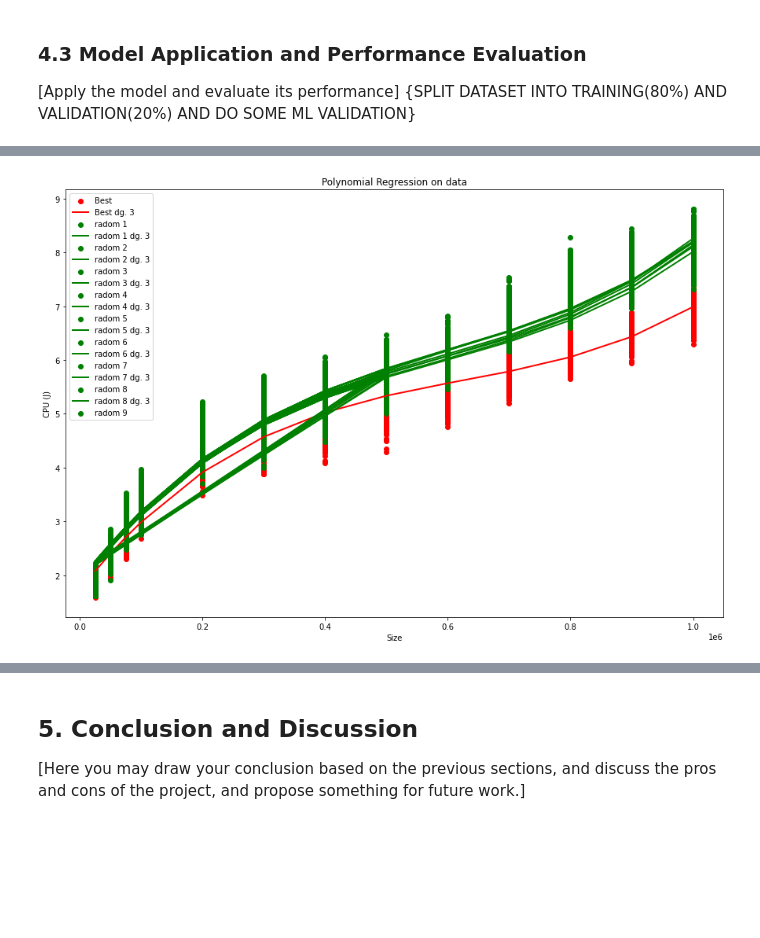
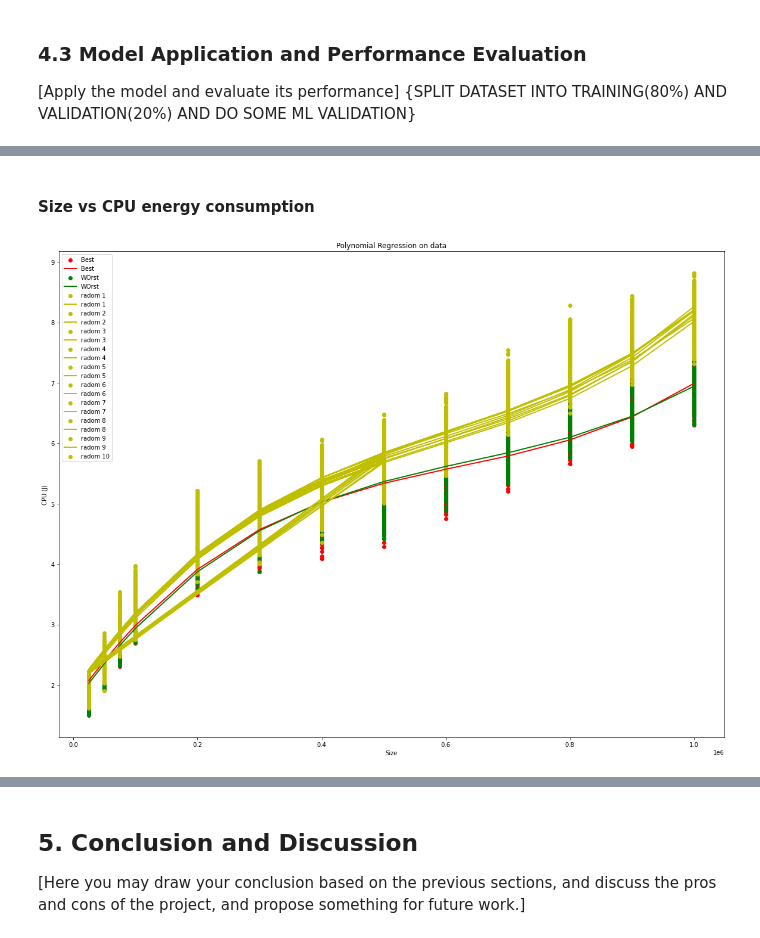
Before and after one commit to hrallil/Data-science-and-visualisation, a Jupyter notebook: Mini project/Group_12_report.ipynb, the cells around one changed output, grey strips where cells are left out. Drawn from its saved outputs; the diff is of its cells as text; code cells hidden in the pictures; blank space fills up the shorter version.

```diff
--- a/Mini project/Group_12_report.ipynb
+++ b/Mini project/Group_12_report.ipynb
@@ -364,10 +366,6 @@ from operator import itemgetter
 def polyReg(SeriesX, SeriesY,maxDegrees, Label, color, minDegrees = 2, plotLabel = True, printR2Score = True, plotGraph = True):
     X = SeriesX.values.reshape(SeriesX.size, -1)
     y = SeriesY.values
-
-    if plotGraph:
-        plt.scatter(X, y, color=color, label=Label)
-        plt.legend(loc='upper left')
 
     colors = ["white","black","purple",color , 'cyan', 'yellowgreen', 'gold', color,'green','violet']
 
@@ -385,12 +383,15 @@ def polyReg(SeriesX, SeriesY,maxDegrees, Label, color, minDegrees = 2, plotLabel
         # Get the y values using the constructed Multiple Linear Regressor
         y_poly = lr_2.predict(X_poly)
         r2 = metrics.r2_score(y,y_poly)
-
         #if printR2Score:
-        #y_plot = plt.plot(X, y_poly, color=color,label= Label, linewidth=2)
         #    print(f"r2_score for {Label} {dg} is: {r2}")
         fitness.append((f"poly {dg}dg", r2))
         #print(f"Parameters of poly: {poly_reg.get_params()}") #does not give what we are looking for
+
+    if plotGraph:
+        plt.scatter(X, y, color=color, label=Label)
+        plt.legend(loc='upper left')
+        plt.plot(X, y_poly, color=color,label= Label, linewidth=2)
     return max(fitness,key=itemgetter(1))
 # %% [markdown]
 ### Linear Regression ###
@@ -495,12 +498,15 @@ That means that Degree 3 polynomial is the best fit for the data for best case i
+# %% [markdown]
+#### Size vs CPU energy consumption
 # %%
-plt.figure(figsize=(15, 10))
+plt.figure(figsize=(20, 15))
 polyReg(dfBest["Size"], dfBest["CPU (J)"], 4, "Best", "red", minDegrees=3, printR2Score=False)
+polyReg(dfWorst["Size"], dfWorst["CPU (J)"], 4, "WOrst", "green", minDegrees=3, printR2Score=False)
 
-for i in range(1,10):
-    polyReg(listOfRandoms[i]["Size"], listOfRandoms[i]["CPU (J)"], 4, f"radom {i}", "green", minDegrees=3, printR2Score=False)
+for i in range(1,11):
+    polyReg(listOfRandoms[i]["Size"], listOfRandoms[i]["CPU (J)"], 4, f"radom {i}", "y", minDegrees=3, printR2Score=False, plotGraph=True)
 plt.title('Polynomial Regression on data')
 plt.xlabel('Size')
 plt.ylabel('CPU (J)')
 plt.show()
 # %% [output]
-[figure, old version]
+[figure, new version]
```
Also changed, not shown: parts of 19 cells of this notebook.
